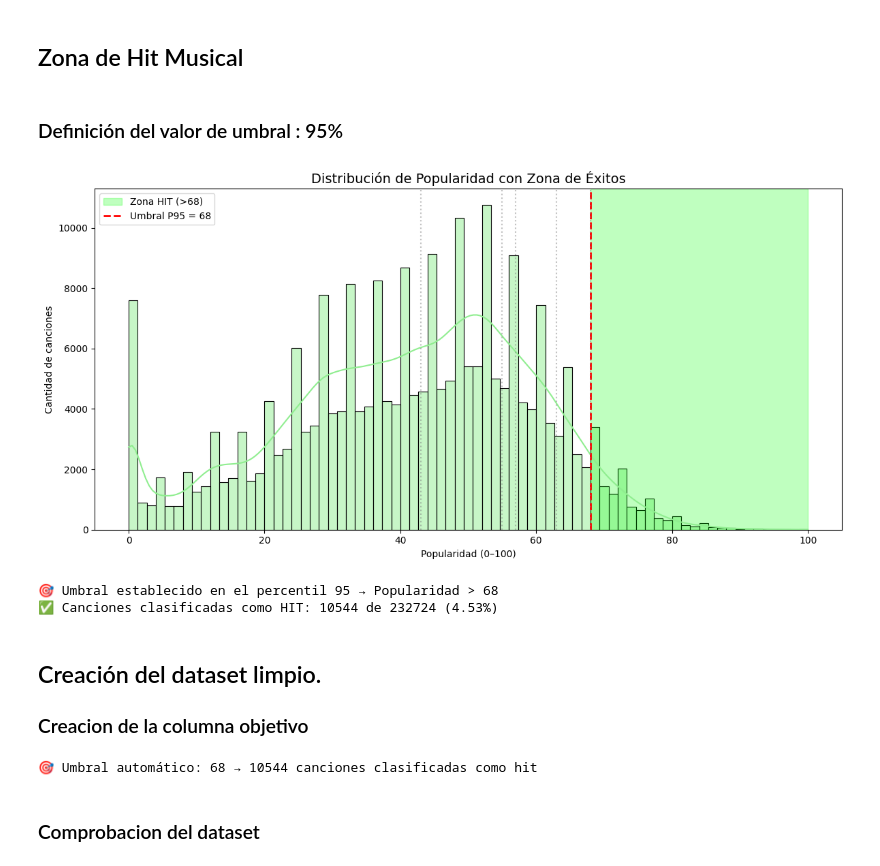
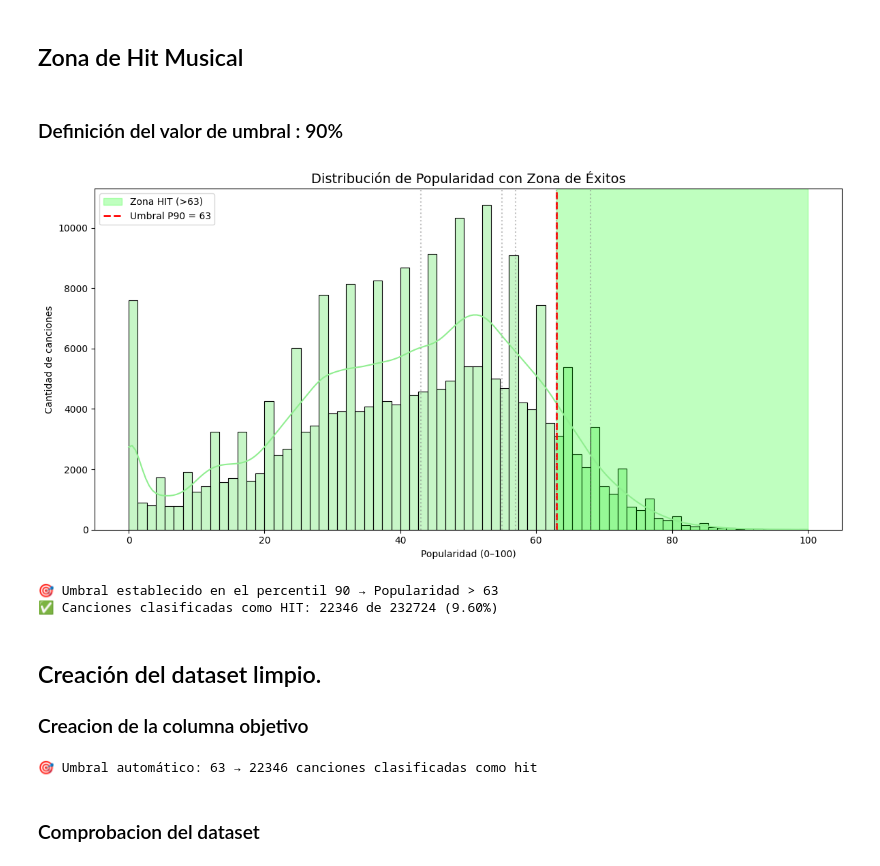
Before and after one commit to jmf-uniandes/pre-training, a Jupyter notebook: notebooks/01_loader.ipynb, the cells around one changed output. Saved outputs shown, nothing was run; the diff lists cells and outputs as text; code cells hidden in the pictures.

```diff
--- a/notebooks/01_loader.ipynb
+++ b/notebooks/01_loader.ipynb
@@ -402,43 +402,43 @@ with open(ruta_md, "w", encoding="utf-8") as f:
 # %% [markdown]
 ## Zona de Hit Musical
 # %% [markdown]
-### Definición del valor de umbral : 95%
+### Definición del valor de umbral : 90%
 # %%
 # --- Configuración del percentil de umbral ---
-percentil_hit = 0.95   # 0.90 → 0.95 <-------------------------------
+percentil_hit = 0.90   # 0.90 → 0.95 <-------------------------------
 umbral = df["popularity"].quantile(percentil_hit)
 
 # --- Crear el histograma ---
 plt.figure(figsize=(12,6))
 sns.histplot(df["popularity"], bins=75, kde=True, color="lightgreen", edgecolor="black")
 
 # --- Rellenar la zona de los hits ---
 plt.axvspan(umbral, df["popularity"].max(), color="lime", alpha=0.25, label=f"Zona HIT (>{umbral:.0f})")
 
 # --- Dibujar línea de umbral ---
 plt.axvline(umbral, color="red", linestyle="--", linewidth=2, label=f"Umbral P{int(percentil_hit*100)} = {umbral:.0f}")
 
 # --- Opcional: añadir otras líneas de percentiles ---
 for p in [0.5, 0.75, 0.8, 0.9, 0.95]:
     plt.axvline(df["popularity"].quantile(p), color="gray", linestyle=":", alpha=0.5)
 
 # --- Estética ---
 plt.title("Distribución de Popularidad con Zona de Éxitos", fontsize=14)
 plt.xlabel("Popularidad (0–100)")
 plt.ylabel("Cantidad de canciones")
 plt.legend()
 plt.tight_layout()
 plt.show()
 
 # --- Crear la variable objetivo basada en ese umbral ---
 df["is_hit"] = (df["popularity"] > umbral).astype(int)
 
 print(f"🎯 Umbral establecido en el percentil {int(percentil_hit*100)} → Popularidad > {umbral:.0f}")
 print(f"✅ Canciones clasificadas como HIT: {df['is_hit'].sum()} de {len(df)} ({df['is_hit'].mean()*100:.2f}%)")
 # %% [output]
-[figure, old version]
+[figure, new version]
-🎯 Umbral establecido en el percentil 95 → Popularidad > 68
-✅ Canciones clasificadas como HIT: 10544 de 232724 (4.53%)
+🎯 Umbral establecido en el percentil 90 → Popularidad > 63
+✅ Canciones clasificadas como HIT: 22346 de 232724 (9.60%)
 # %% [markdown]
 ## Creación del dataset limpio.
 ### Creacion de la columna objetivo
@@ -446,7 +446,7 @@ print(f"✅ Canciones clasificadas como HIT: {df['is_hit'].sum()} de {len(df)} (
 df["is_hit"] = (df["popularity"] > umbral).astype(int)
 print(f"🎯 Umbral automático: {umbral:.0f} → {df['is_hit'].sum()} canciones clasificadas como hit")
 # %% [output]
-🎯 Umbral automático: 68 → 10544 canciones clasificadas como hit
+🎯 Umbral automático: 63 → 22346 canciones clasificadas como hit
 # %% [markdown]
 ### Comprobacion del dataset
 # %%
```
Also changed, not shown: parts of 2 cells of this notebook, 8 other files.
